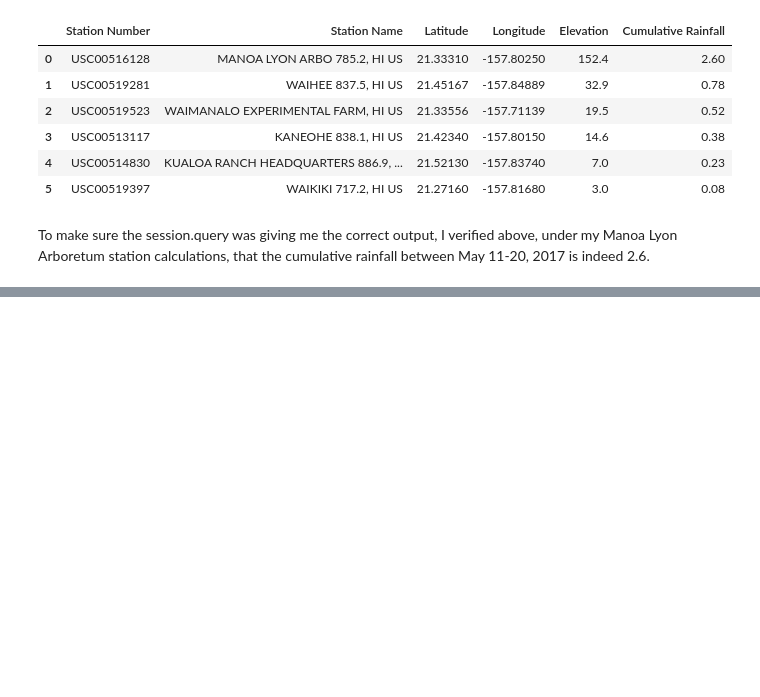
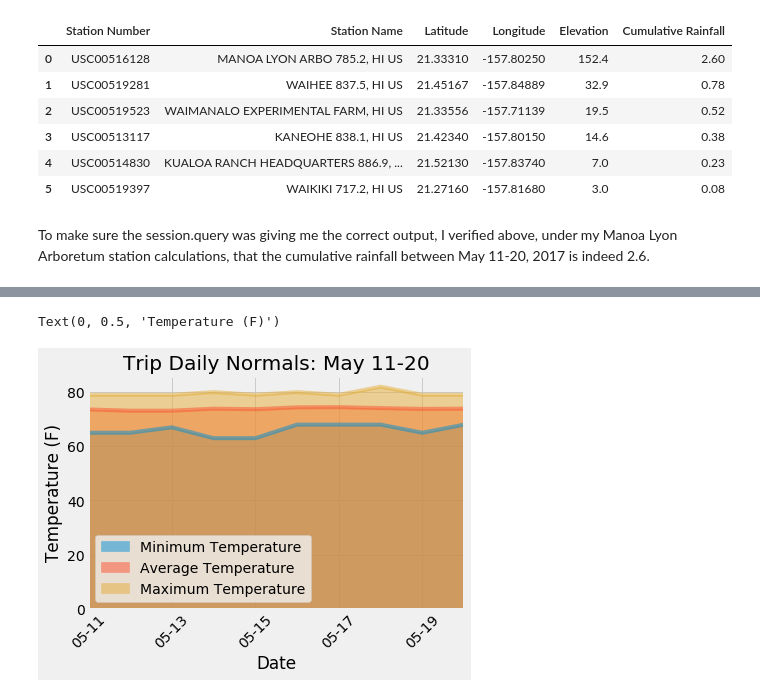
Before and after one commit to dianess/sqlalchemy-challenge, a Jupyter notebook: climate - Diane.ipynb, the cells around one changed output, grey strips where cells are left out. Cells and saved outputs as stored; diff of their text form; code cells hidden in the pictures; blank space fills up the shorter version.

```diff
--- a/climate - Diane.ipynb
+++ b/climate - Diane.ipynb
@@ -716,0 +690,9 @@ daily_normals("01-01")
+# %%
+# For the dates of my trip (May 11-20), calculate the daily normals
+dates = ['05-11','05-12','05-13','05-14','05-15','05-16','05-17','05-18','05-19','05-20']
+normals = []
+
+for date in dates:
+    for temperature in daily_normals(date):
+        normals.append(temperature)
+print(normals)
@@ -717,3 +701,4 @@ daily_normals("01-01")
 # %%
 # Load the previous query results into a Pandas DataFrame and
-# add the `trip_dates` range as the `date` index
+normals_df = pd.DataFrame(normals, columns = ['Minimum Temperature', 'Average Temperature', 'Maximum Temperature'])
+normals_df
@@ -719,0 +717,5 @@ daily_normals("01-01")
+# %%
+# Add the `trip_dates` range as the `date` index
+normals_df['Date'] = dates
+normals_with_dates = normals_df.set_index('Date')
+normals_with_dates
@@ -720,2 +735,9 @@ daily_normals("01-01")
 # %%
 # Plot the daily normals as an area plot with `stacked=False`
+#normals_df.reset_index
+ax = normals_with_dates.plot.area(stacked=False, rot = 45)
+ax.set_title('Trip Daily Normals: May 11-20')
+ax.set_ylabel('Temperature (F)')
+# %% [output]
+Text(0, 0.5, 'Temperature (F)')
+[figure, added]
```
Also changed, not shown: parts of 15 cells of this notebook.
